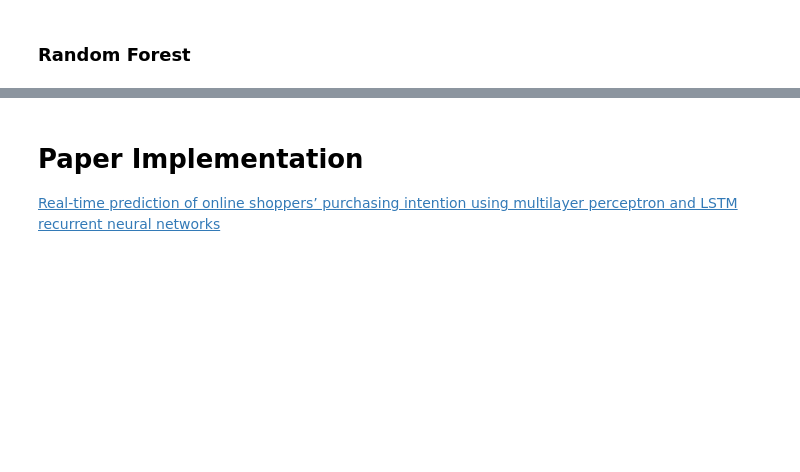
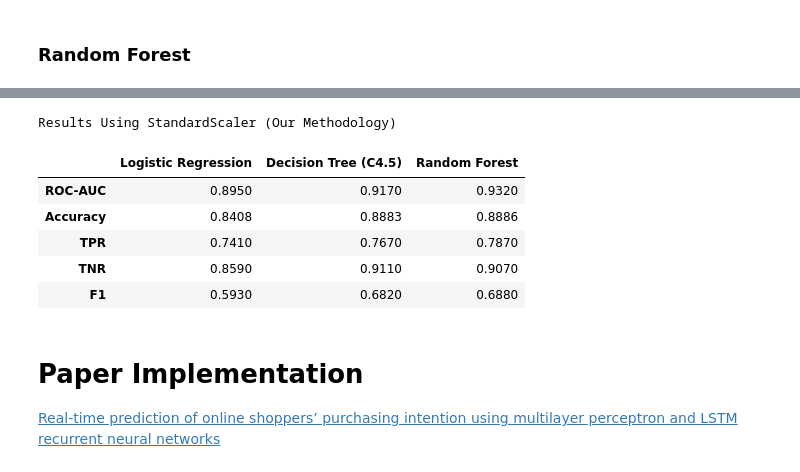
Before and after one commit to Engelbert107/Online-Shoppers-Purchase-Prediction, a Jupyter notebook: notebook/notebook_ospi-moai.ipynb, the cells around one changed output, grey strips where cells are left out. Saved outputs shown, nothing was run; the diff lists cells and outputs as text; code cells hidden in the pictures; blank space fills up the shorter version.

```diff
--- a/notebook/notebook_ospi-moai.ipynb
+++ b/notebook/notebook_ospi-moai.ipynb
@@ -1739,0 +1736,32 @@ weighted avg       0.90      0.89      0.90      3662
+# %%
+# Build summary table
+data_standard = {
+    "Logistic Regression": {"ROC-AUC": 0.895, "Accuracy": 0.8408, "TPR": 0.741, "TNR": 0.859, "F1": 0.593},
+    "Decision Tree (C4.5)": {"ROC-AUC": 0.917, "Accuracy": 0.8883, "TPR": 0.767, "TNR": 0.911, "F1": 0.682},
+    "Random Forest": {"ROC-AUC": 0.932, "Accuracy": 0.8886, "TPR": 0.787, "TNR": 0.907, "F1": 0.688}
+}
+
+df_results_standard = pd.DataFrame(data_standard)
+
+styled_standard_df = (
+    df_results_standard.style
+        .highlight_max(axis=1, color="green")
+        .format("{:.4f}")
+        .set_caption("Results Using StandardScaler (Our Methodology)")
+        .set_table_styles([
+            {"selector": "caption",
+             "props": [("font-size", "18px"),
+                       ("font-weight", "bold"),
+                       ("text-align", "center")]}
+        ])
+)
+
+styled_standard_df
+# %% [output]
+Results Using StandardScaler (Our Methodology)
+|  | Logistic Regression | Decision Tree (C4.5) | Random Forest |
+| ROC-AUC | 0.8950 | 0.9170 | 0.9320 |
+| Accuracy | 0.8408 | 0.8883 | 0.8886 |
+| TPR | 0.7410 | 0.7670 | 0.7870 |
+| TNR | 0.8590 | 0.9110 | 0.9070 |
+| F1 | 0.5930 | 0.6820 | 0.6880 |
```
Also changed, not shown: parts of 23 cells of this notebook.
